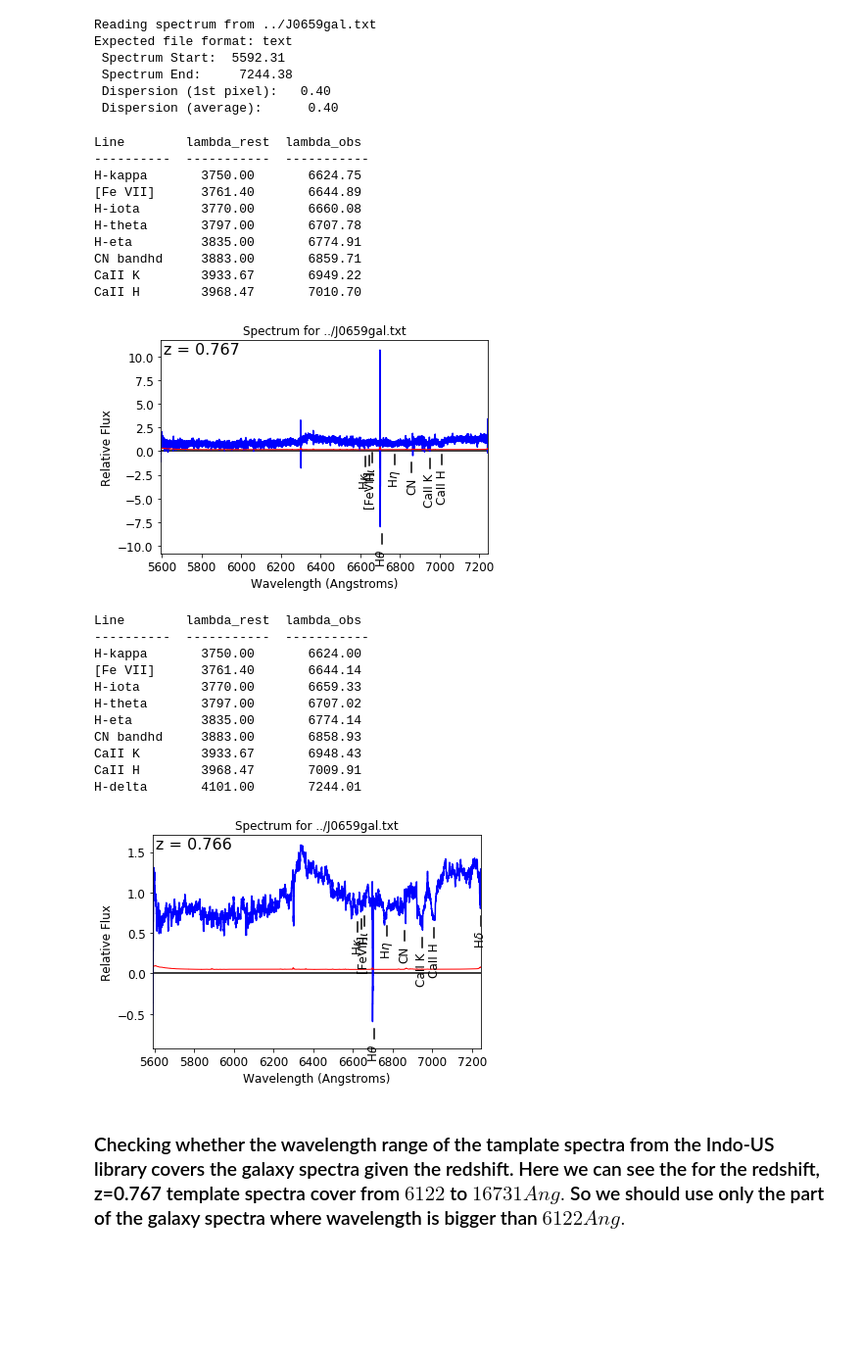
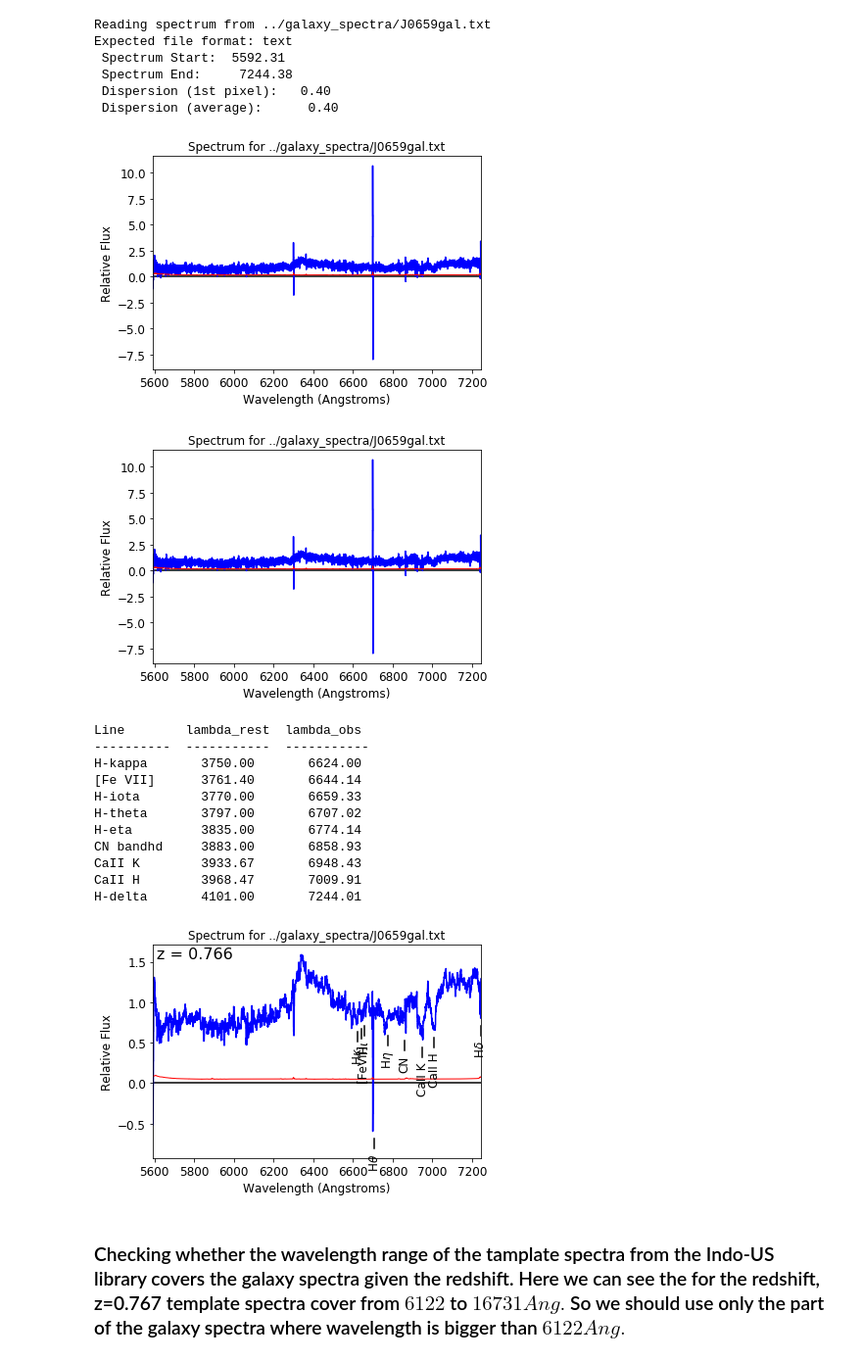
Before and after one commit to pmozumdar/ppxf_code, a Jupyter notebook: velocity_dispersion_J0659.ipynb, the cells around one changed output. Shown: that part at 98% size. Cells and saved outputs as stored; diff of their text form; code cells hidden in the pictures; blank space fills up the shorter version.

```diff
--- a/velocity_dispersion_J0659.ipynb
+++ b/velocity_dispersion_J0659.ipynb
@@ -11,13 +11,13 @@ import seaborn as sn
 import pm_veldis_util as vd
 from collections import Counter
 # %%
-data =  spec1d.Spec1d('../J0659gal.txt')
+data =  spec1d.Spec1d('../galaxy_spectra/J0659gal.txt')
 lamda_galaxy = data['wav']
 spectra_galaxy = data['flux']
 variance_spectra_galaxy = data['var']
 lamda_galaxy_range =  [np.min(lamda_galaxy), np.max(lamda_galaxy)]
 # %% [output]
-Reading spectrum from ../J0659gal.txt
+Reading spectrum from ../galaxy_spectra/J0659gal.txt
 Expected file format: text
  Spectrum Start:  5592.31
  Spectrum End:     7244.38
@@ -25,19 +25,10 @@ Expected file format: text
  Dispersion (average):      0.40
 # %%
 data.plot()
-data.mark_lines('abs', z=0.7666)
+#data.mark_lines('abs', z=0.7666)
 # %% [output]
-Line        lambda_rest  lambda_obs
-----------  -----------  -----------
-H-kappa       3750.00       6624.75
-[Fe VII]      3761.40       6644.89
-H-iota        3770.00       6660.08
-H-theta       3797.00       6707.78
-H-eta         3835.00       6774.91
-CN bandhd     3883.00       6859.71
-CaII K        3933.67       6949.22
-CaII H        3968.47       7010.70
-[figure, old version]
+[figure, new version]
+[figure, added]
 # %%
 data.smooth(11)
 data.mark_lines('abs', z=0.7664, usesmooth=True)
@@ -56,7 +47,7 @@ CN bandhd     3883.00       6858.93
 CaII K        3933.67       6948.43
 CaII H        3968.47       7009.91
 H-delta       4101.00       7244.01
-[figure, old version]
+[figure, new version]
 # %% [markdown]
 ### Checking whether the wavelength range of the tamplate spectra from the Indo-US library covers the galaxy spectra given the redshift. Here we can see the for the redshift, z=0.767 template spectra cover from $6122$ to $16731 Ang.$ So we should use only the part of the galaxy spectra where wavelength is bigger than $6122 Ang.$
 # %%
```
Also changed, not shown: parts of 36 cells of this notebook.
